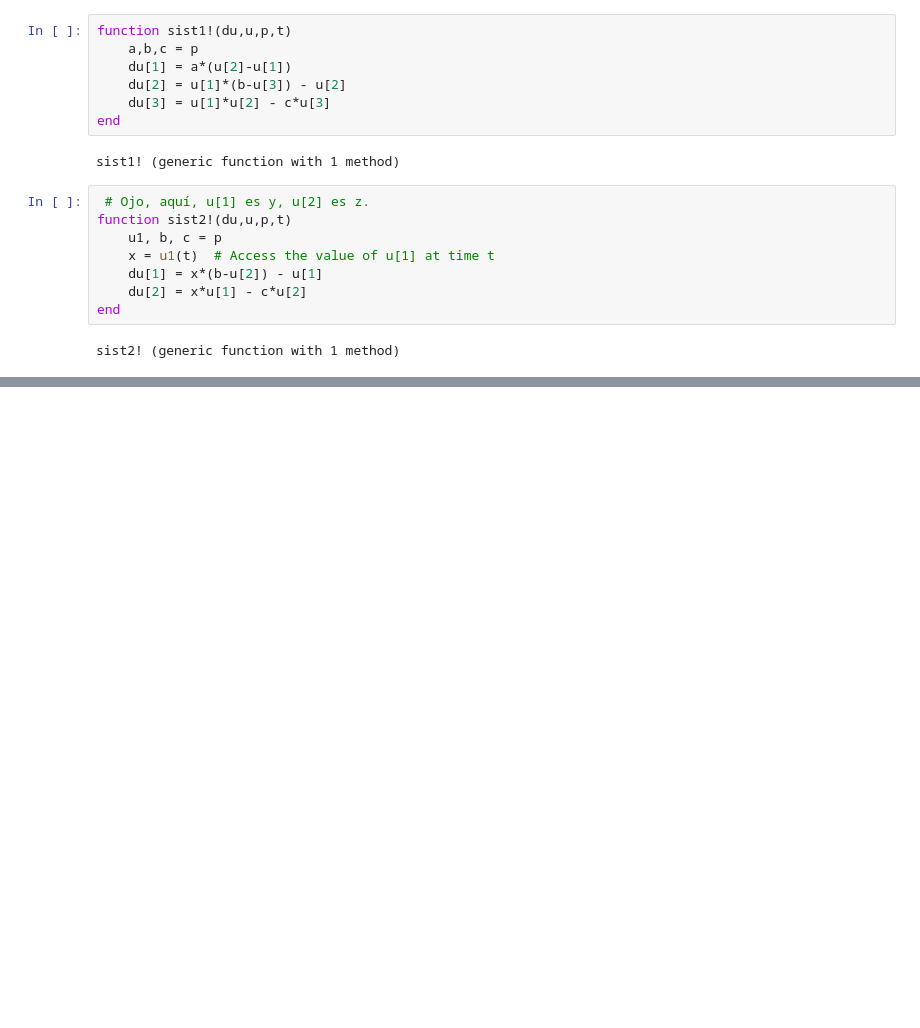
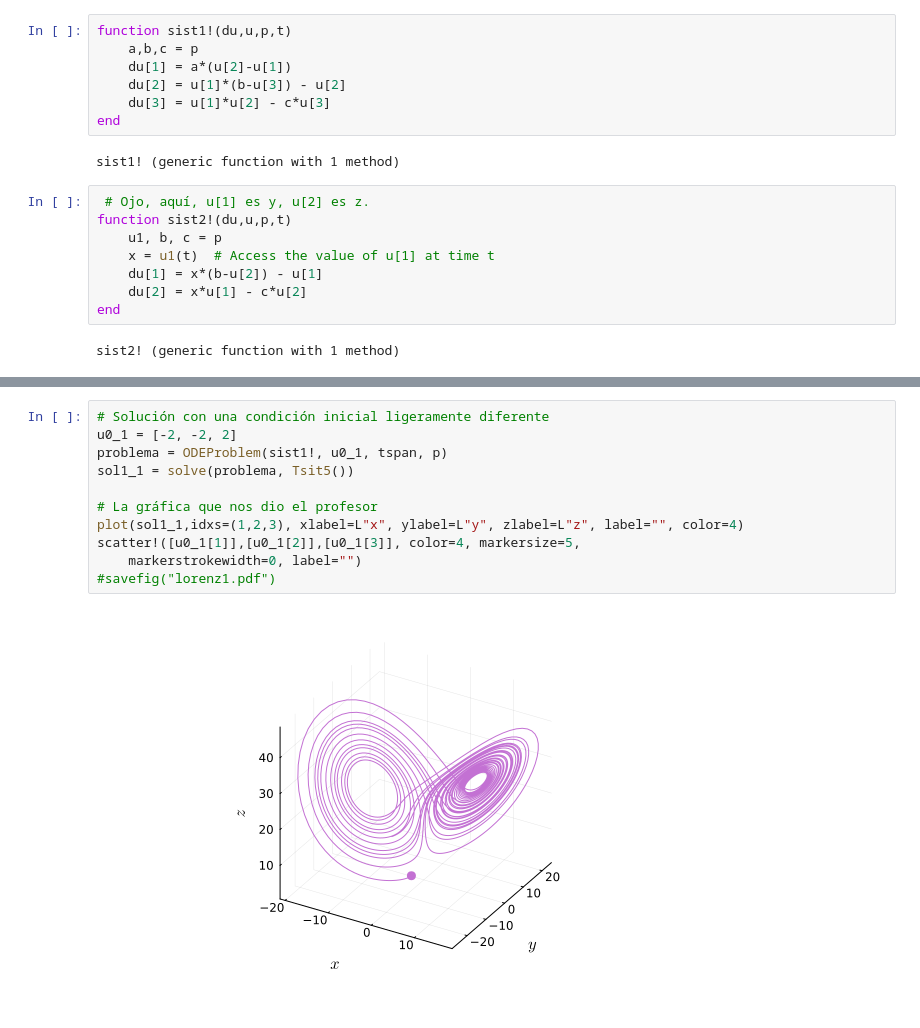
Before and after one commit to betomqz/lorenz-synchro, a Jupyter notebook: chaos-sync.ipynb, the cells around one changed output, grey strips where cells are left out. Cells and saved outputs as stored; diff of their text form; blank space fills up the shorter version.

```diff
--- a/chaos-sync.ipynb
+++ b/chaos-sync.ipynb
@@ -52,0 +49,13 @@ savefig("lorenz1.pdf")
+# %%
+# Solución con una condición inicial ligeramente diferente
+u0_1 = [-2, -2, 2]
+problema = ODEProblem(sist1!, u0_1, tspan, p)
+sol1_1 = solve(problema, Tsit5())
+
+# La gráfica que nos dio el profesor
+plot(sol1_1,idxs=(1,2,3), xlabel=L"x", ylabel=L"y", zlabel=L"z", label="", color=4)
+scatter!([u0_1[1]],[u0_1[2]],[u0_1[3]], color=4, markersize=5,
+    markerstrokewidth=0, label="")
+#savefig("lorenz1.pdf")
+# %% [output]
+[figure, added]
```
Also changed, not shown: parts of 18 cells of this notebook.
